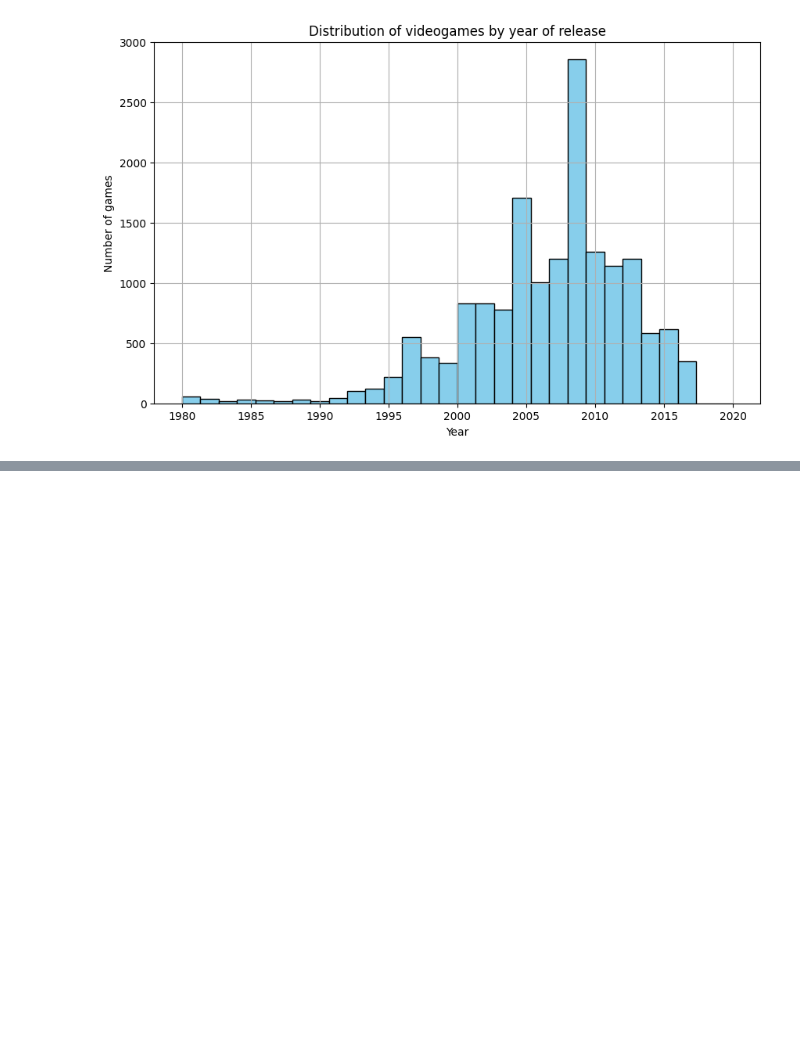
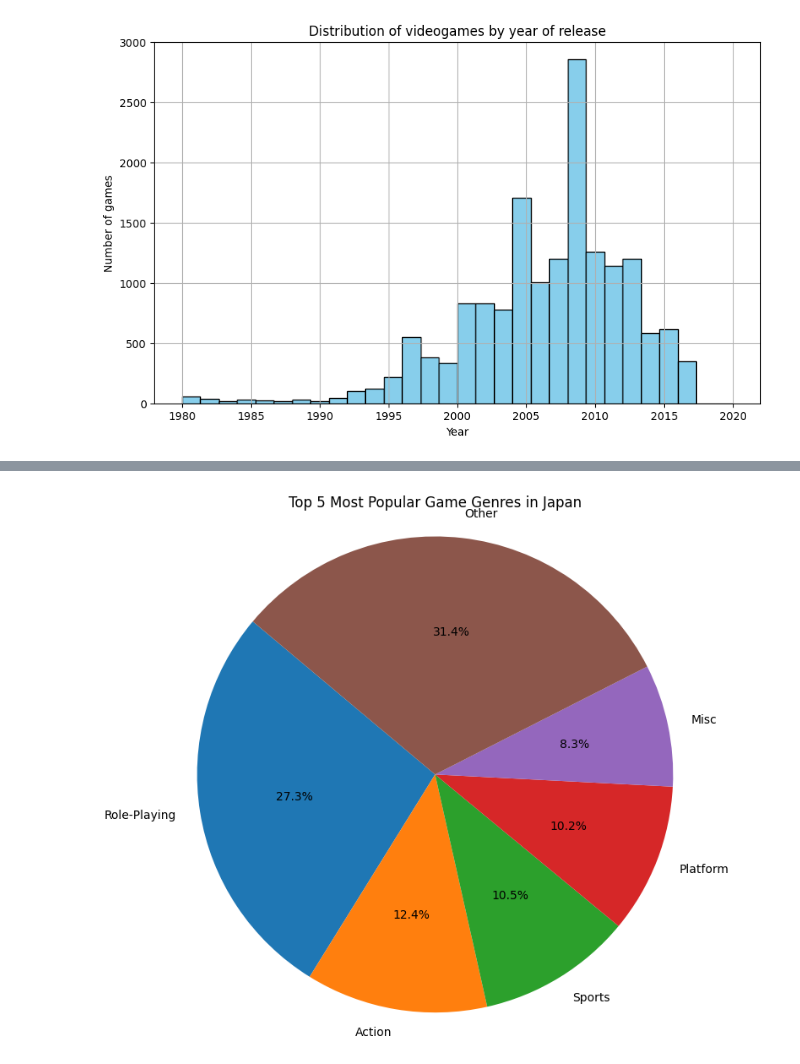
Before and after one commit to VladimirVladetic/VizualizacijaPodatakaDZ, a Jupyter notebook: Vizualizacija.ipynb, the cells around one changed output, grey strips where cells are left out. Cells and saved outputs as stored; diff of their text form; code cells hidden in the pictures; blank space fills up the shorter version.

```diff
--- a/Vizualizacija.ipynb
+++ b/Vizualizacija.ipynb
@@ -102,0 +141,20 @@ def gamesByPublisher(df):
+# %%
+def genresJP(df):
+    genre_sales = df.groupby('Genre').agg({
+        'JP_Sales': 'sum',
+    }).reset_index()
+
+    genre_sales = genre_sales.sort_values(by='JP_Sales', ascending=False)
+
+    top_5_genres = genre_sales.head(5)
+
+    other_sales = genre_sales['JP_Sales'].sum() - top_5_genres['JP_Sales'].sum()
+
+    other_row = pd.DataFrame({'Genre': ['Other'], 'JP_Sales': [other_sales]})
+    top_5_genres = top_5_genres.append(other_row, ignore_index=True)
+
+    plt.figure(figsize=(8, 8))
+    plt.pie(top_5_genres['JP_Sales'], labels=top_5_genres['Genre'], autopct='%1.1f%%', startangle=140)
+    plt.title('Top 5 Most Popular Game Genres in Japan')
+    plt.axis('equal')
+    plt.show()
@@ -110,0 +225,4 @@ gamesByPublisher(df)
+# %%
+genresJP(df)
+# %% [output]
+[figure, added]
```
Also changed, not shown: parts of 14 cells of this notebook.
